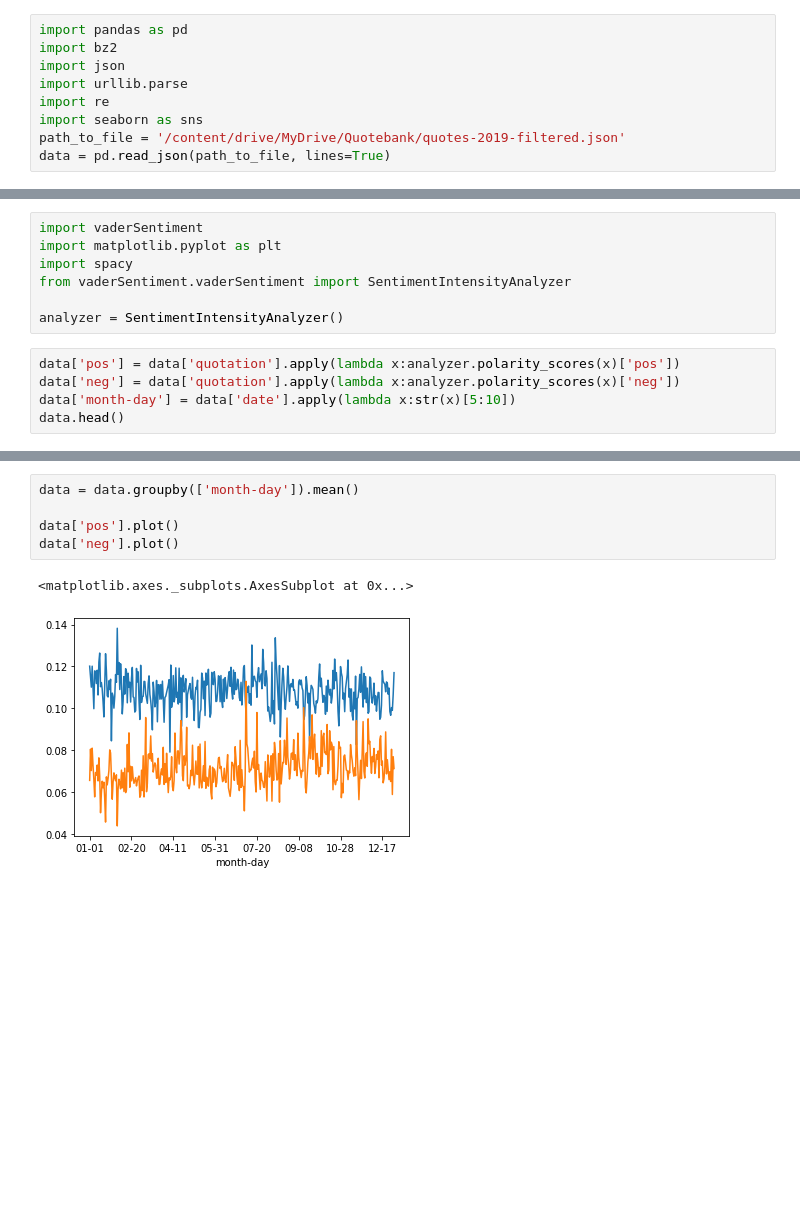
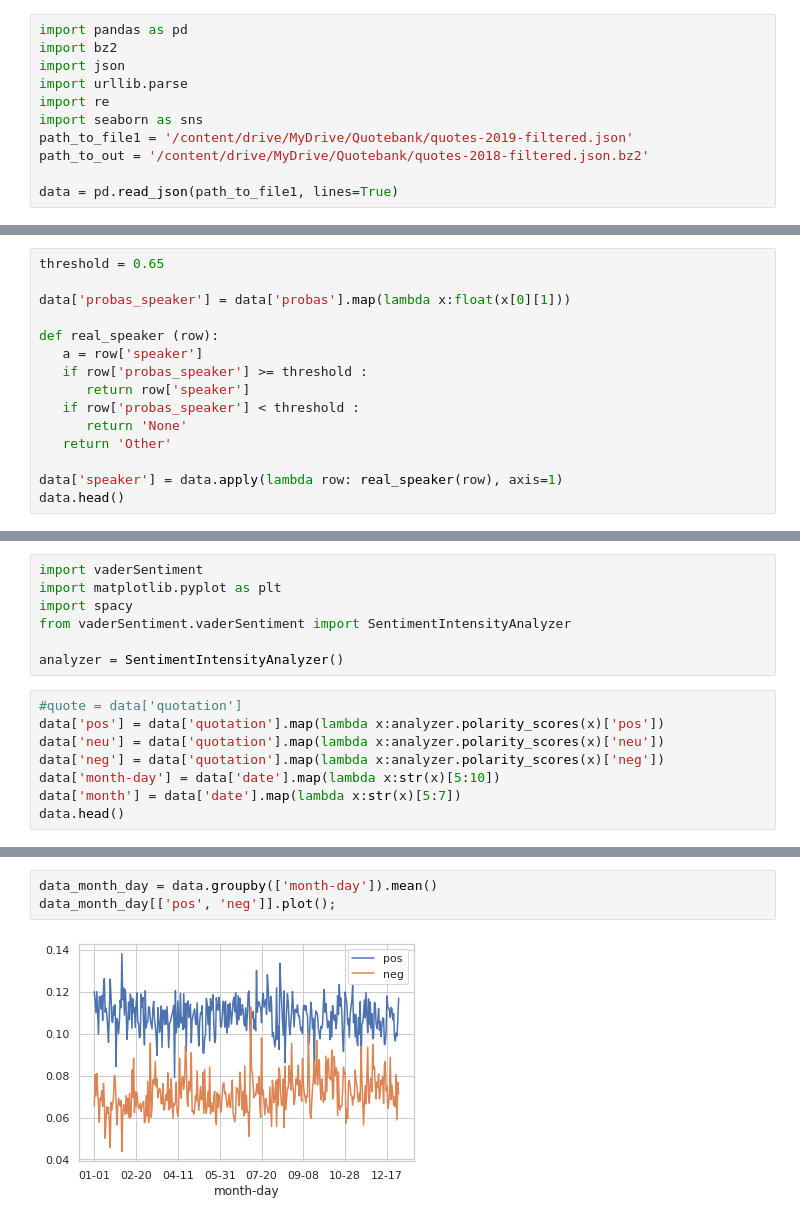
Before and after one commit to epfl-ada/ada-2021-project-01010, a Jupyter notebook: Untitled1.ipynb, the cells around one changed output, grey strips where cells are left out. Saved outputs shown, nothing was run; the diff lists cells and outputs as text; blank space fills up the shorter version.

```diff
--- a/Untitled1.ipynb
+++ b/Untitled1.ipynb
@@ -23,5 +21,7 @@ import json
 import urllib.parse
 import re
 import seaborn as sns
-path_to_file = '/content/drive/MyDrive/Quotebank/quotes-2019-filtered.json'
-data = pd.read_json(path_to_file, lines=True)
+path_to_file1 = '/content/drive/MyDrive/Quotebank/quotes-2019-filtered.json'
+path_to_out = '/content/drive/MyDrive/Quotebank/quotes-2018-filtered.json.bz2'
+
+data = pd.read_json(path_to_file1, lines=True)
@@ -63,0 +62,15 @@ data['probas'][0][0][1]
+# %%
+threshold = 0.65
+
+data['probas_speaker'] = data['probas'].map(lambda x:float(x[0][1]))
+
+def real_speaker (row):
+   a = row['speaker']
+   if row['probas_speaker'] >= threshold :
+      return row['speaker']
+   if row['probas_speaker'] < threshold :
+      return 'None'
+   return 'Other'
+
+data['speaker'] = data.apply(lambda row: real_speaker(row), axis=1)
+data.head()
@@ -145,9 +164,12 @@ from vaderSentiment.vaderSentiment import SentimentIntensityAnalyzer
 
 analyzer = SentimentIntensityAnalyzer()
 # %%
-data['pos'] = data['quotation'].apply(lambda x:analyzer.polarity_scores(x)['pos'])
-data['neg'] = data['quotation'].apply(lambda x:analyzer.polarity_scores(x)['neg'])
-data['month-day'] = data['date'].apply(lambda x:str(x)[5:10])
+#quote = data['quotation']
+data['pos'] = data['quotation'].map(lambda x:analyzer.polarity_scores(x)['pos'])
+data['neu'] = data['quotation'].map(lambda x:analyzer.polarity_scores(x)['neu'])
+data['neg'] = data['quotation'].map(lambda x:analyzer.polarity_scores(x)['neg'])
+data['month-day'] = data['date'].map(lambda x:str(x)[5:10])
+data['month'] = data['date'].map(lambda x:str(x)[5:7])
 data.head()
 # %% [output]
 |  | quoteID | quotation | speaker | qids | date | numOccurrences | probas | urls | phase | pos | ... |
@@ -157,10 +179,7 @@ data.head()
 | 3 | 2019-12-31-002666 | always appreciates and respects t... | None | [] | 2019-12-31 22:09:50 | 3 | [[None, 0.8953], [President Trump... | [http://www.ibtimes.com/climate-c... | E | 0.483 | ... |
 | 4 | 2019-10-19-002514 | and I discovered that it's not ea... | None | [] | 2019-10-19 18:20:13 | 1 | [[None, 0.4949], [Jane Fonda, 0.3... | [http://www.bustle.com/p/jane-fon... | E | 0.000 | ... |
 # %%
-data = data.groupby(['month-day']).mean()
-
-data['pos'].plot()
-data['neg'].plot()
+data_month_day = data.groupby(['month-day']).mean()
+data_month_day[['pos', 'neg']].plot();
 # %% [output]
-<matplotlib.axes._subplots.AxesSubplot at 0x...>
-[figure, old version]
+[figure, new version]
```
Also changed, not shown: parts of 22 cells of this notebook.
